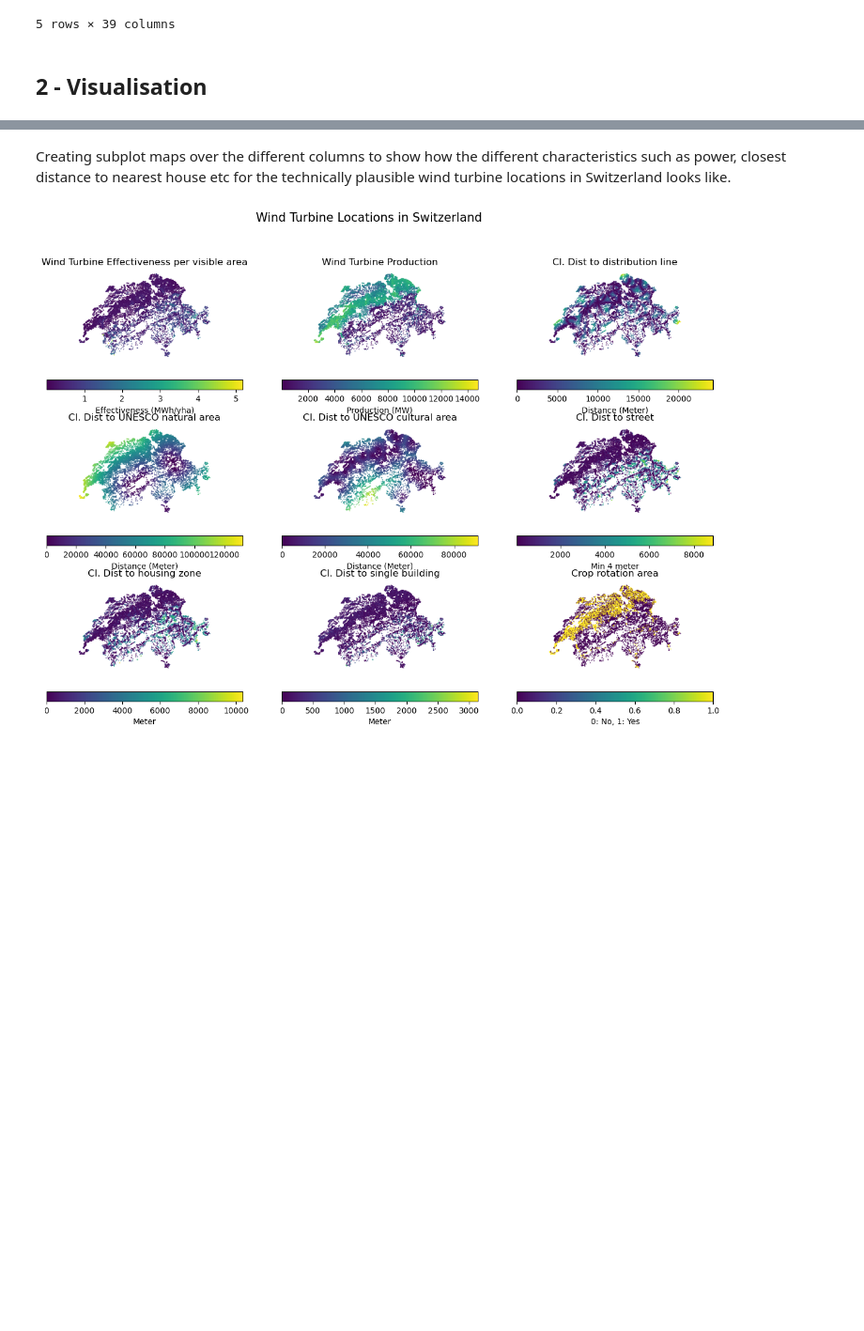
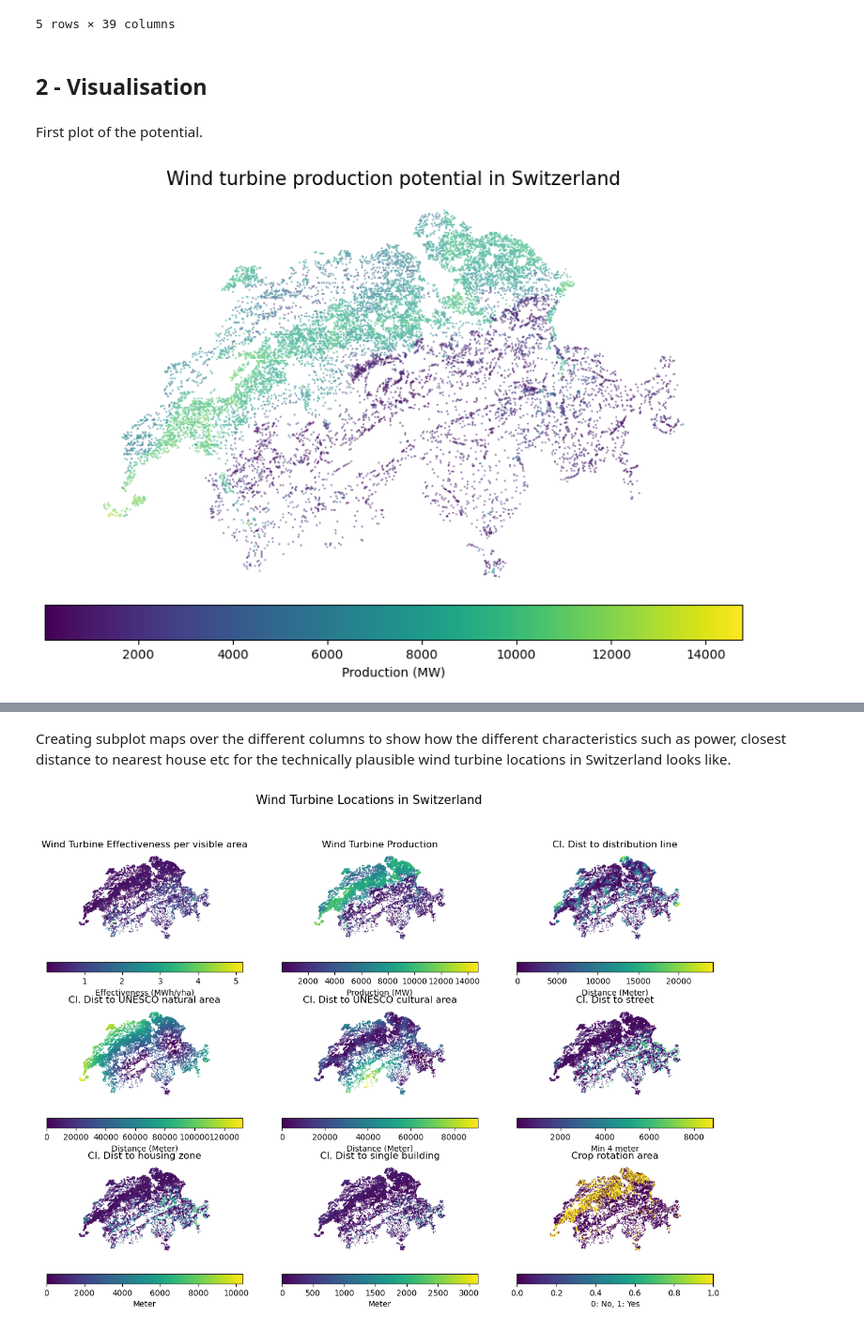
Before and after one commit to percw/Swiss_wind-turbine_optimization, a Jupyter notebook: wind_optimization.ipynb, the cells around one changed output, grey strips where cells are left out. Shown at 94% size. Drawn from its saved outputs; the diff is of its cells as text; code cells hidden in the pictures; blank space fills up the shorter version.

```diff
--- a/wind_optimization.ipynb
+++ b/wind_optimization.ipynb
@@ -117,3 +117,21 @@ Index(['PU_ID', 'LT', 'WT_ID', 'DIST_ISOS', 'DIST_UNE_N', 'DIST_UNE_K',
 5 rows × 39 columns
 # %% [markdown]
 ## 2 - Visualisation
+# %% [markdown]
+First plot of the potential.
+# %%
+fig, ax = plt.subplots(figsize=(10, 7))
+
+markersize = 0.1
+
+gdf.plot(column='prod_MW', ax=ax, markersize=markersize, cmap='viridis', legend=True, legend_kwds={
+    'label': "Production (MW)", 'orientation': "horizontal", 'pad': 0.02})
+ax.set_axis_off()
+
+fig.savefig("wind_turbine_production.png")  # Save the graph as PNG
+
+# Adding title to the plot
+ax.set_title('Wind turbine production potential in Switzerland', fontdict={'fontsize': '15', 'fontweight': '3'})
+plt.show()
+# %% [output]
+[figure, added]
```
Also changed, not shown: parts of 55 cells of this notebook, 4 other files.
